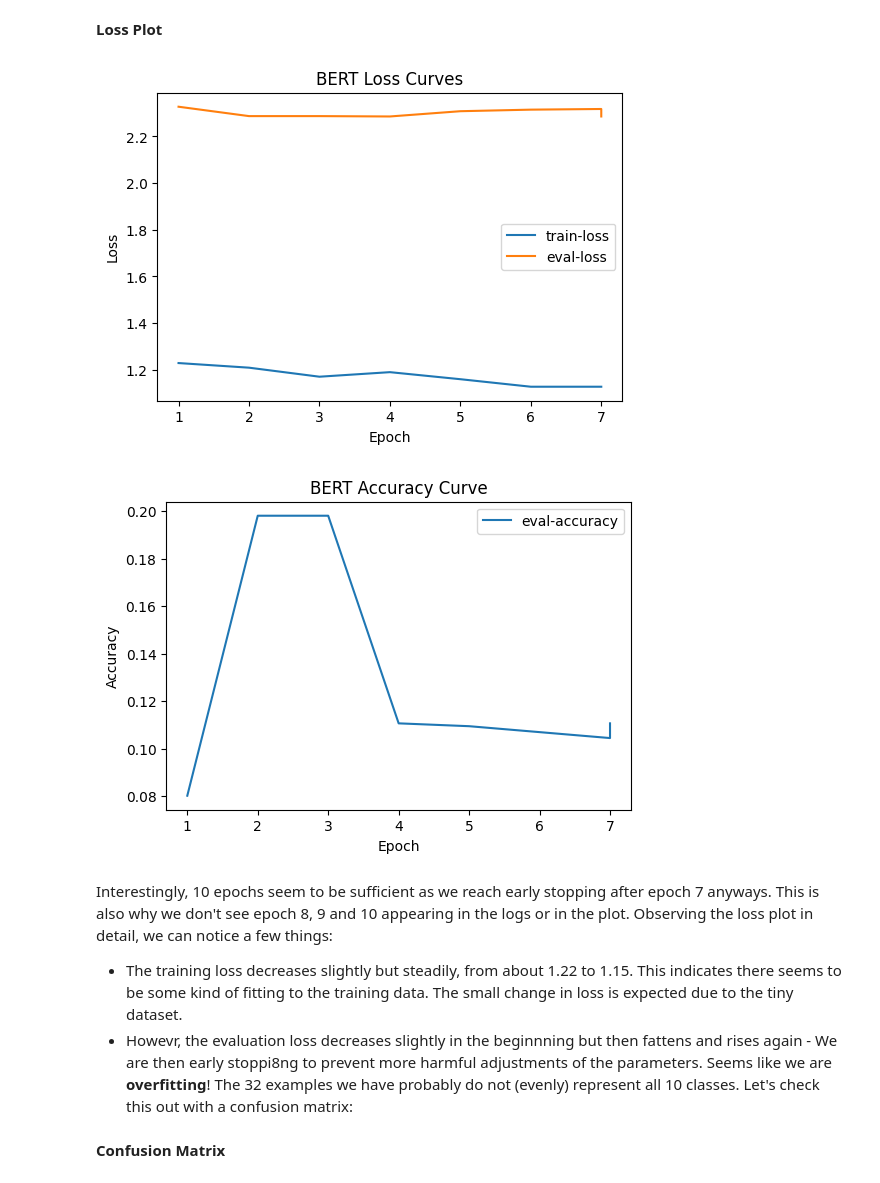
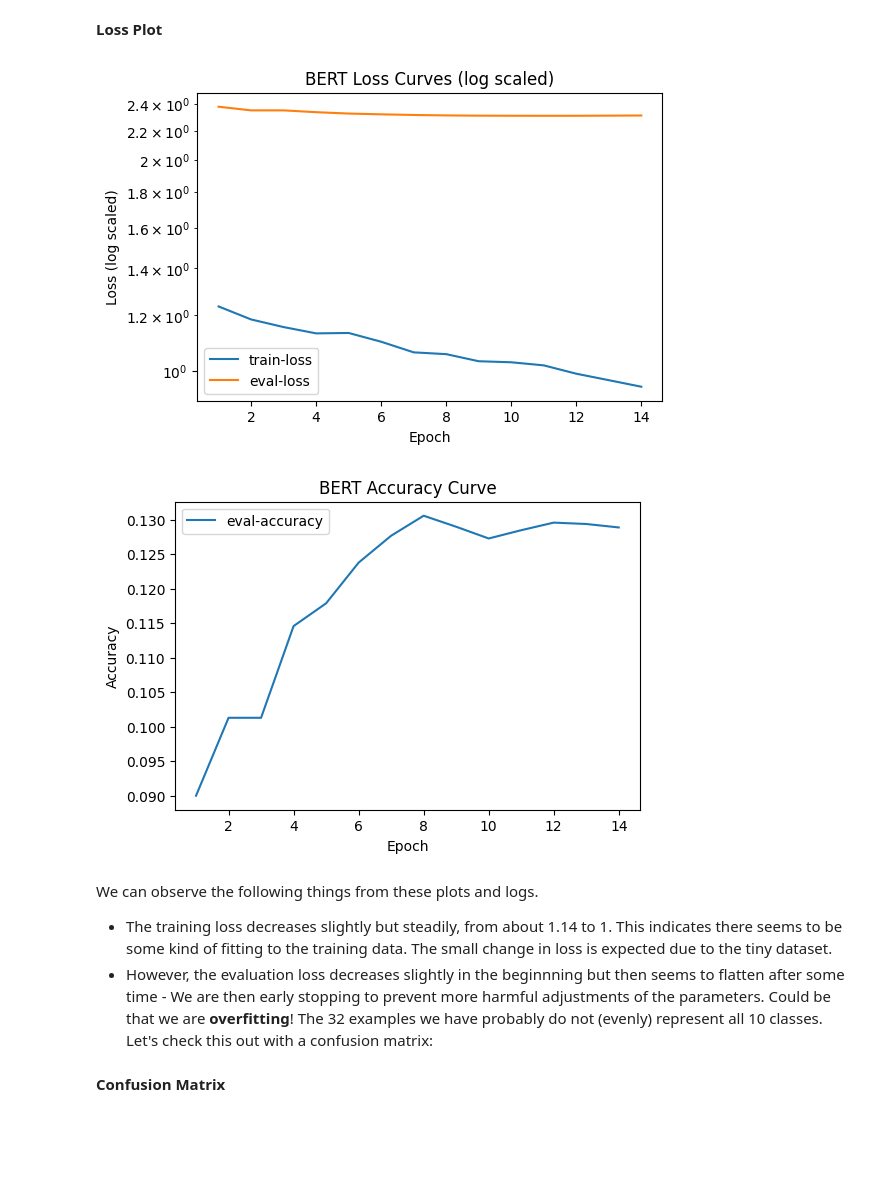
Before and after one commit to otausendschoen/NLP_Yahoo-Answers, a Jupyter notebook: project.ipynb, the cells around one changed output. Cells and saved outputs as stored; diff of their text form; code cells hidden in the pictures; blank space fills up the shorter version.

Commit message:
Created using Colab, merged Pol and my version and fixed some mistakes. Ran everyting again for 20 epochs

```diff
--- a/project.ipynb
+++ b/project.ipynb
@@ -545,3 +668,38 @@ len(dataset["train"])
+# %%
+#POL: For later use I want to see the comparation of the embeddings, before and afer the finetuning, that is why I define this function:
+def get_cls_embeddings(model, hf_dataset):
+    """
+    Given a HuggingFace model and a Dataset split (e.g. train_dataset),
+    returns two numpy arrays:
+      - embeddings: shape (N, hidden_size), where hidden_size=768 for BERT.
+      - labels:     shape (N,)
+    """
+    model.eval()
+    all_embs  = []
+    all_labels = []
+
+    for example in tqdm(hf_dataset, desc="Extracting embeddings"):
+        # Each example already has: example["input_ids"], example["attention_mask"], example["token_type_ids"]
+        input_ids      = torch.tensor(example["input_ids"]).unsqueeze(0).to(model.device)
+        attention_mask = torch.tensor(example["attention_mask"]).unsqueeze(0).to(model.device)
+        token_type_ids = torch.tensor(example["token_type_ids"]).unsqueeze(0).to(model.device)
+
+        with torch.no_grad():
+            outputs = model(
+                input_ids=input_ids,
+                attention_mask=attention_mask,
+                token_type_ids=token_type_ids,
+                output_hidden_states=True,
+                return_dict=True
+            )
+            # last hidden layer: [batch_size=1, seq_len, hidden_dim]
+            last_hidden  = outputs.hidden_states[-1]
+            cls_emb      = last_hidden[:, 0, :]   # take [CLS] token → shape [1, hidden_dim]
+
+        all_embs.append(cls_emb.cpu().numpy().squeeze())      # shape (hidden_dim,)
+        all_labels.append(example["labels"])                  # integer in [0 .. num_labels-1]
+
+    return np.vstack(all_embs), np.array(all_labels)
 # %% [markdown]
 ### Building the model
 
@@ -559,6 +717,9 @@ model = AutoModelForSequenceClassification.from_pretrained(
 # %% [output]
 Some weights of BertForSequenceClassification were not initialized from the model checkpoint at bert-base-uncased and are newly initialized: ['classifier.bias', 'classifier.weight']
 You should probably TRAIN this model on a down-stream task to be able to use it for predictions and inference.
+# %%
+#WE SAVE THE EMBEDDINGS BEFORE THE FINE TUNING.
+embeddings_before, labels = get_cls_embeddings(model, dataset['train'])
 # %%
 metric_accuracy  = evaluate.load("accuracy")
 metric_precision = evaluate.load("precision")
@@ -588,7 +749,7 @@ args = TrainingArguments(
     learning_rate       = 2e-5,
     per_device_train_batch_size = batch_size,
     per_device_eval_batch_size  = batch_size,
-    num_train_epochs    = 10,
+    num_train_epochs    = 20,
     weight_decay        = 0.01,
     load_best_model_at_end = True,
     metric_for_best_model = "eval_loss",
@@ -607,5 +768,3 @@ trainer = Trainer(
     compute_metrics = compute_metrics,
     callbacks       = [EarlyStoppingCallback(early_stopping_patience=3)]
 )
-# %%
-train_output = trainer.train()
@@ -663,37 +811,38 @@ logs
 # %%
 # Collect logs ---------------------------------------------------------------
 logs = trainer.state.log_history
 train_loss, eval_loss, eval_acc, steps_eval, steps_train = [], [], [], [], []
 
 for e in logs:
     if 'loss' in e and e.get("epoch") is not None:
         train_loss.append(e['loss'])
         steps_train.append(e['epoch'])
     if 'eval_loss' in e:
         eval_loss.append(e['eval_loss'])
         eval_acc.append(e['eval_accuracy'])
         steps_eval.append(e['epoch'])
 
 # Plot -----------------------------------------------------------------------
 plt.figure(figsize=(6,4))
 plt.plot(steps_train, train_loss, label="train-loss")
 plt.plot(steps_eval, eval_loss, label="eval-loss")
-plt.xlabel("Epoch"); plt.ylabel("Loss"); plt.legend(); plt.title("BERT Loss Curves")
+plt.yscale('log')
+plt.xlabel("Epoch"); plt.ylabel("Loss (log scaled)"); plt.legend(); plt.title("BERT Loss Curves (log scaled)")
 plt.show()
 
 plt.figure(figsize=(6,4))
 plt.plot(steps_eval, eval_acc, label="eval-accuracy")
 plt.xlabel("Epoch"); plt.ylabel("Accuracy"); plt.legend(); plt.title("BERT Accuracy Curve")
 plt.show()
 # %% [output]
-[figure, old version]
+[figure, new version]
-[figure, old version]
+[figure, new version]
 # %% [markdown]
 
 
-Interestingly, 10 epochs seem to be sufficient as we reach early stopping after epoch 7 anyways. This is also why we don't see epoch 8, 9 and 10 appearing in the logs or in the plot. Observing the loss plot in detail, we can notice a few things:
+We can observe the following things from these plots and logs.
 
-- The training loss decreases slightly but steadily, from about 1.22 to 1.15. This indicates there seems to be some kind of fitting to the training data. The small change in loss is expected due to the tiny dataset.
-- Howevr, the evaluation loss decreases slightly in the beginnning but then fattens and rises again - We are then early stoppi8ng to prevent more harmful adjustments of the parameters. Seems like we are **overfitting**! The 32 examples we have probably do not (evenly) represent all 10 classes. Let's check this out with a confusion matrix:
+- The training loss decreases slightly but steadily, from about 1.14 to 1. This indicates there seems to be some kind of fitting to the training data. The small change in loss is expected due to the tiny dataset.
+- However, the evaluation loss decreases slightly in the beginnning but then seems to flatten after some time - We are then early stopping to prevent more harmful adjustments of the parameters. Could be that we are **overfitting**! The 32 examples we have probably do not (evenly) represent all 10 classes. Let's check this out with a confusion matrix:
 # %% [markdown]
 **Confusion Matrix**
```
Also changed, not shown: parts of 46 cells of this notebook.
